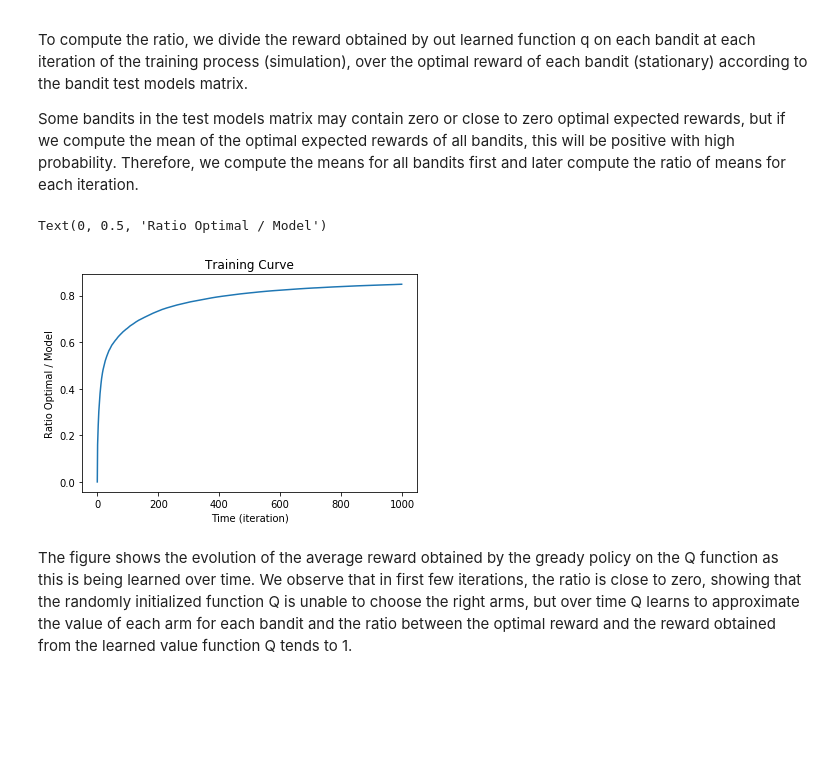
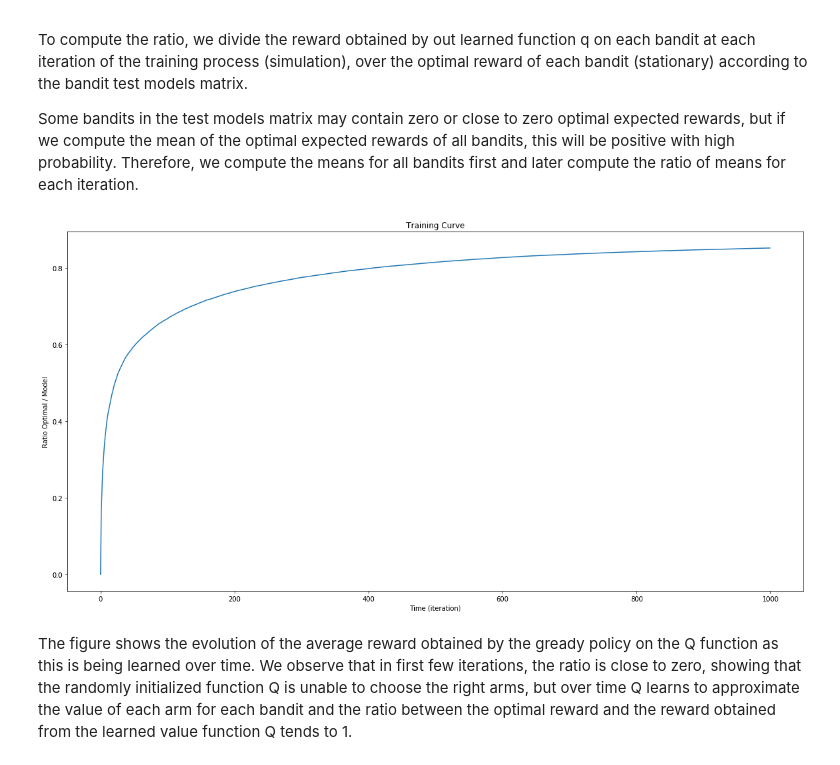
Before and after one commit to adriansarno/sutton-barto, a Jupyter notebook: 2/02-03-bandit-inc.ipynb, the cells around one changed output. Drawn from its saved outputs; the diff is of its cells as text; code cells hidden in the pictures; blank space fills up the shorter version.

```diff
--- a/2/02-03-bandit-inc.ipynb
+++ b/2/02-03-bandit-inc.ipynb
@@ -96,8 +109,8 @@ opt_rewards_accum =   np.zeros(shape=(n, num_steps)) + 1/10**6 # avoid division
 
 # for each model
 for i in range(n):
-    if i+1 % (n/5) == 0:
-        print(f"{i-1} bandits computed")
+    if (i+1) % (n/5) == 0:
+        print(f"{i+1} bandits computed")
 
     N = np.zeros(k) # action_counters
 
@@ -137,12 +156,13 @@ avg_opt_rewards_accum = np.mean(opt_rewards_accum, 0)
 #  average performance over all models
 avg_ratio_est_vs_opt = avg_rewards_accum / avg_opt_rewards_accum
 # %%
+
+plt.figure(figsize=(20,10))
 plt.plot(avg_ratio_est_vs_opt)
 plt.title("Training Curve")
 plt.xlabel("Time (iteration)")
-plt.ylabel("Ratio Optimal / Model")
+_ = plt.ylabel("Ratio Optimal / Model")
 # %% [output]
-Text(0, 0.5, 'Ratio Optimal / Model')
-[figure, old version]
+[figure, new version]
 # %% [markdown]
 The figure shows the evolution of the average reward obtained by the gready policy on the Q function as this is being learned over time. We observe that in first few iterations, the ratio is close to zero, showing that the randomly initialized function Q is unable to choose the right arms, but over time Q learns to approximate the value of each arm for each bandit and the ratio between the optimal reward and the reward obtained from the learned value function Q tends to 1.
```
Also changed, not shown: parts of 13 cells of this notebook.
